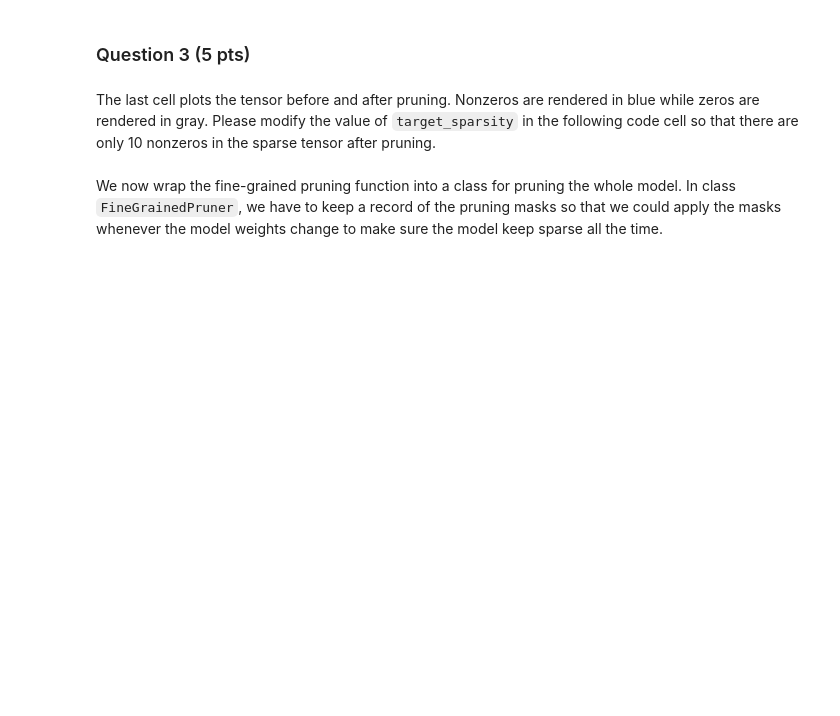
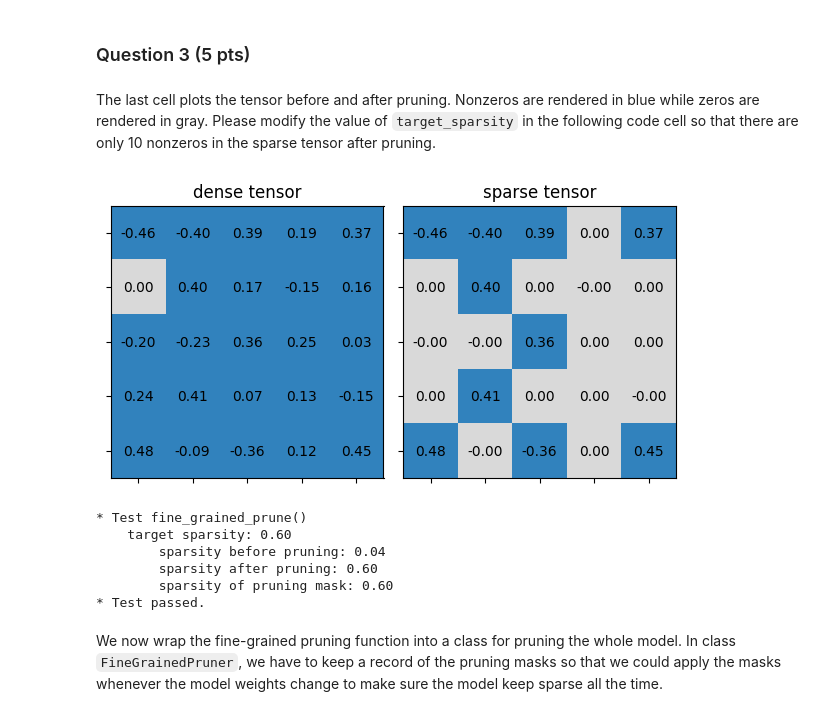
Before and after one commit to JisoLya/Transformer, a Jupyter notebook: Lab1.ipynb, the cells around one changed output. Cells and saved outputs as stored; diff of their text form; code cells hidden in the pictures; blank space fills up the shorter version.

Commit message:
Efficient ML Lab 1: Pruning and Quantization

```diff
--- a/Lab1.ipynb
+++ b/Lab1.ipynb
@@ -480,9 +533,17 @@ test_fine_grained_prune()
 The last cell plots the tensor before and after pruning. Nonzeros are rendered in blue while zeros are rendered in gray. Please modify the value of `target_sparsity` in the following code cell so that there are only 10 nonzeros in the sparse tensor after pruning.
 # %%
 ##################### YOUR CODE STARTS HERE #####################
-target_sparsity = 0 # please modify the value of target_sparsity
+target_sparsity = 0.6 # please modify the value of target_sparsity
 ##################### YOUR CODE ENDS HERE #####################
 test_fine_grained_prune(target_sparsity=target_sparsity, target_nonzeros=10)
+# %% [output]
+[figure, added]
+* Test fine_grained_prune()
+    target sparsity: 0.60
+        sparsity before pruning: 0.04
+        sparsity after pruning: 0.60
+        sparsity of pruning mask: 0.60
+* Test passed.
 # %% [markdown]
 We now wrap the fine-grained pruning function into a class for pruning the whole model. In class `FineGrainedPruner`, we have to keep a record of the pruning masks so that we could apply the masks whenever the model weights change to make sure the model keep sparse all the time.
 # %%
```
Also changed, not shown: parts of 17 cells of this notebook.
